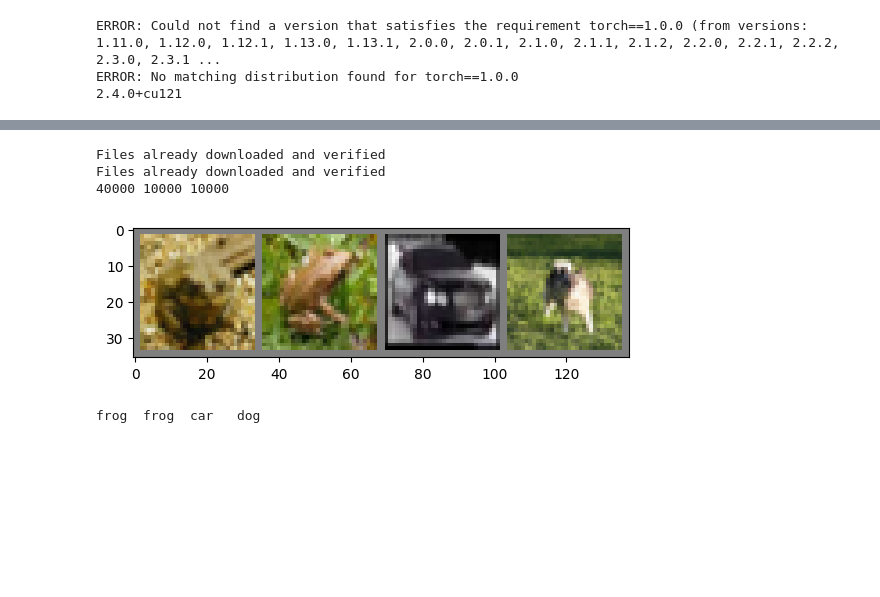
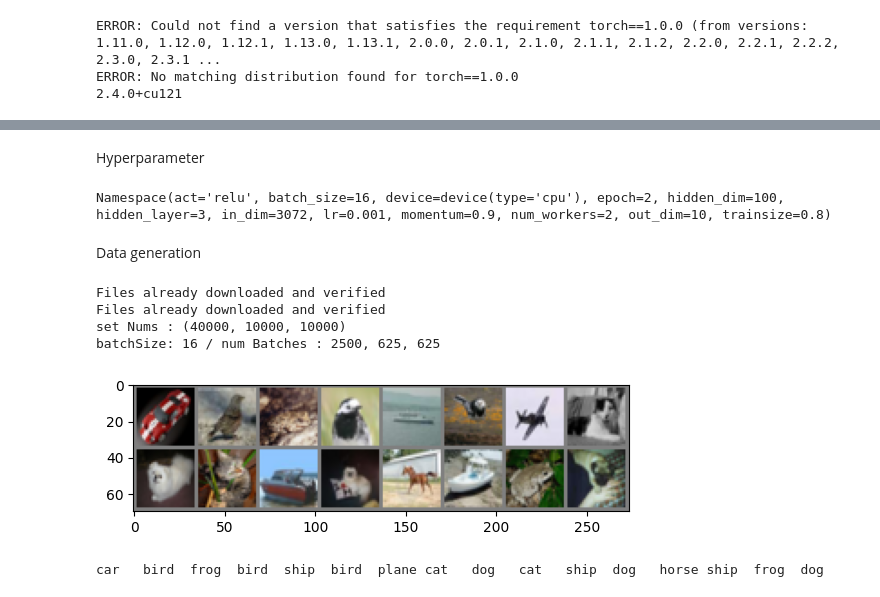
Before and after one commit to sy-hwang/DeepLearningZeroToAll, a Jupyter notebook: standalone/lab_04_cifar10_classifier.ipynb, the cells around one changed output, grey strips where cells are left out. Cells and saved outputs as stored; diff of their text form; code cells hidden in the pictures; blank space fills up the shorter version.

```diff
--- a/standalone/lab_04_cifar10_classifier.ipynb
+++ b/standalone/lab_04_cifar10_classifier.ipynb
@@ -15,52 +27,73 @@ import torchvision.transforms as transforms
+# %% [markdown]
+Hyperparameter
+# %%
+parser = argparse.ArgumentParser()
+args = parser.parse_args("")
+args.lr = 0.001
+args.trainsize = 0.8
+args.num_workers = 2
+args.batch_size = 16
+args.in_dim = 32*32*3
+args.out_dim=10
+args.hidden_dim=100
+args.hidden_layer =3
+args.act = 'relu'
+args.device = torch.device("cuda:0" if torch.cuda.is_available() else "cpu")
+args.momentum = 0.9
+args.epoch=2
+print(args)
+
+seed = 123
+np.random.seed(seed)
+torch.manual_seed(seed)
+torch.cuda.manual_seed(seed)
+# %% [output]
+Namespace(act='relu', batch_size=16, device=device(type='cpu'), epoch=2, hidden_dim=100, hidden_layer=3, in_dim=3072, lr=0.001, momentum=0.9, num_workers=2, out_dim=10, trainsize=0.8)
+# %% [markdown]
+Data generation
 # %%
 transform = transforms.Compose(
     [transforms.ToTensor(),
-     transforms.Normalize((0.5, 0.5, 0.5), (0.5, 0.5, 0.5))])
+     transforms.Normalize((0.5, 0.5, 0.5), (0.5, 0.5, 0.5))]
+)
+trainSet = torchvision.datasets.CIFAR10(root='./data', train=True, download=True, transform=transform)
+trainSize = int(args.trainsize*len(trainSet))
+validateSize = len(trainSet)-trainSize
+trainSet, validateSet = torch.utils.data.random_split(trainSet, [trainSize, validateSize])
+testSet = torchvision.datasets.CIFAR10(root='./data', train=False, download=True, transform=transform)
 
-batch_size = 4
+trainLoader = torch.utils.data.DataLoader(trainSet, batch_size=args.batch_size, shuffle=True, num_workers=args.num_workers)
+validateLoader = torch.utils.data.DataLoader(trainSet, batch_size=args.batch_size, shuffle=False, num_workers=args.num_workers)
+testLoader = torch.utils.data.DataLoader(trainSet, batch_size=args.batch_size, shuffle=False, num_workers=args.num_workers)
 
-trainset = torchvision.datasets.CIFAR10(root='./data', train=True,
-                                        download=True, transform=transform)
-trainset, valset = torch.utils.data.random_split(trainset, [40000, 10000])
-
-trainloader = torch.utils.data.DataLoader(trainset, batch_size=4, shuffle=True, num_workers=2)
-valloader = torch.utils.data.DataLoader(valset, batch_size=4, shuffle=False)
-
-testset = torchvision.datasets.CIFAR10(root='./data', train=False,
-                                       download=True, transform=transform)
-testloader = torch.utils.data.DataLoader(testset, batch_size=batch_size,
-                                         shuffle=False, num_workers=2)
-print(len(trainset), len(valset), len(testset))
-classes = ('plane', 'car', 'bird', 'cat',
-           'deer', 'dog', 'frog', 'horse', 'ship', 'truck')
+print(f"set Nums : {len(trainSet), len(validateSet), len(testSet)}")
+print(f"batchSize: {args.batch_size} / num Batches : {len(trainSet)//args.batch_size}, {len(validateSet)//args.batch_size}, {len(testSet)//args.batch_size}")
 # %% [output]
 Files already downloaded and verified
 Files already downloaded and verified
-40000 10000 10000
+set Nums : (40000, 10000, 10000)
+batchSize: 16 / num Batches : 2500, 625, 625
 # %%
-import matplotlib.pyplot as plt
-import numpy as np
-
 # 이미지를 보여주기 위한 함수
 
 def imshow(img):
     img = img / 2 + 0.5     # unnormalize
     npimg = img.numpy()
     plt.imshow(np.transpose(npimg, (1, 2, 0)))
     plt.show()
 
 
 # 학습용 이미지를 무작위로 가져오기
-dataiter = iter(trainloader)
+dataiter = iter(trainLoader)
 images, labels = next(dataiter)
 
 # 이미지 보여주기
 imshow(torchvision.utils.make_grid(images))
-# 정답(label) 출력
-print(' '.join(f'{classes[labels[j]]:5s}' for j in range(batch_size)))
+classes = ('plane', 'car', 'bird', 'cat', 'deer', 'dog', 'frog', 'horse', 'ship', 'truck')
+print(' '.join(f'{classes[labels[j]]:5s}' for j in range(args.batch_size)))
 # %% [output]
-[figure, old version]
+[figure, new version]
-frog  frog  car   dog
+car   bird  frog  bird  ship  bird  plane cat   dog   cat   ship  dog   horse ship  frog  dog
 # %%
 print(type(images), images.shape) #batchsize =4, channnel=3, widthxheight=32x32
 print(type(labels), labels.shape, labels)
```
Also changed, not shown: parts of 20 cells of this notebook.
